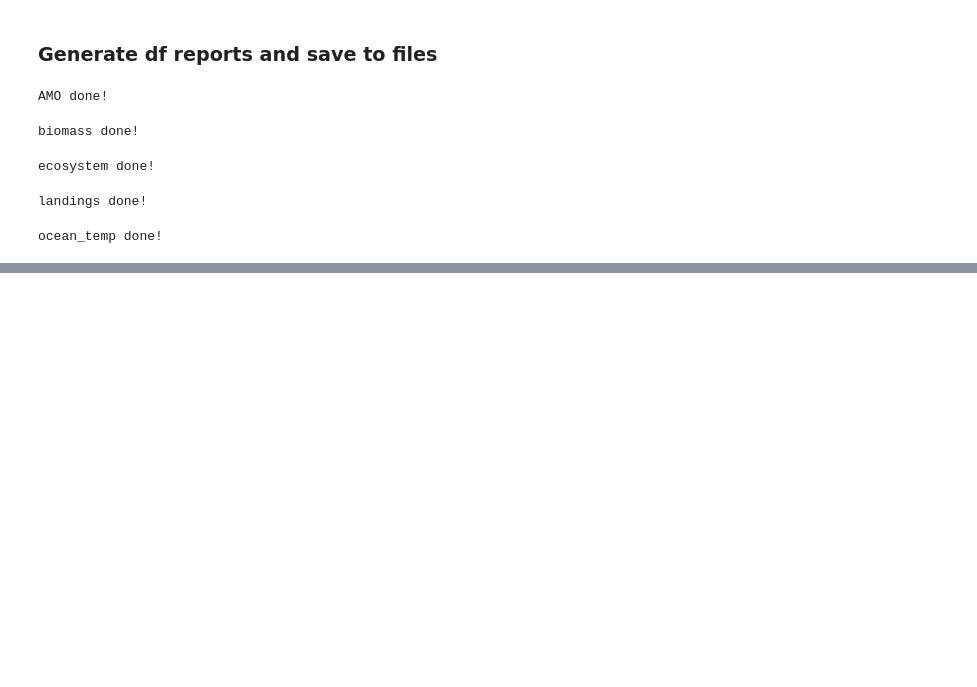
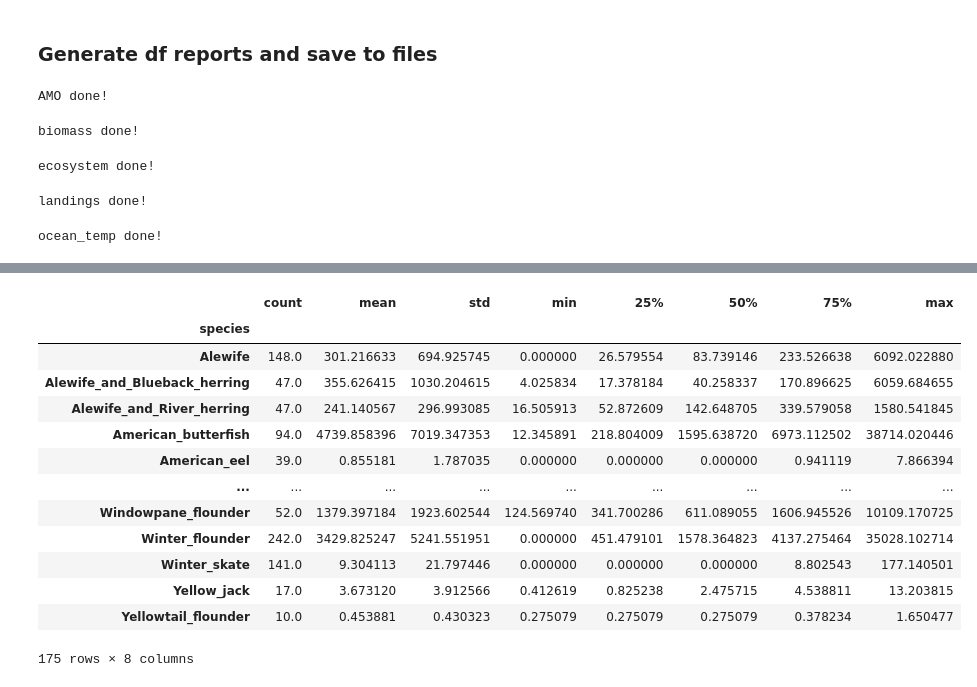
Before and after one commit to nycantwell/nycantwell, a Jupyter notebook: NW_Atlantic_Fishery_Sustainability/notebooks/02_data_definition_and_cleaning.ipynb, the cells around one changed output, grey strips where cells are left out. Saved outputs shown, nothing was run; the diff lists cells and outputs as text; code cells hidden in the pictures; blank space fills up the shorter version.

```diff
--- a/NW_Atlantic_Fishery_Sustainability/notebooks/02_data_definition_and_cleaning.ipynb
+++ b/NW_Atlantic_Fishery_Sustainability/notebooks/02_data_definition_and_cleaning.ipynb
@@ -83,0 +185,17 @@ dtype: object
+# %%
+df_grouped[df_grouped['abundance']['count']>1]['abundance']
+# %% [output]
+|  | count | mean | std | min | 25% | 50% | 75% | max |
+| species |  |  |  |  |  |  |  |  |
+| Alewife | 148.0 | 301.216633 | 694.925745 | 0.000000 | 26.579554 | 83.739146 | 233.526638 | 6092.022880 |
+| Alewife_and_Blueback_herring | 47.0 | 355.626415 | 1030.204615 | 4.025834 | 17.378184 | 40.258337 | 170.896625 | 6059.684655 |
+| Alewife_and_River_herring | 47.0 | 241.140567 | 296.993085 | 16.505913 | 52.872609 | 142.648705 | 339.579058 | 1580.541845 |
+| American_butterfish | 94.0 | 4739.858396 | 7019.347353 | 12.345891 | 218.804009 | 1595.638720 | 6973.112502 | 38714.020446 |
+| American_eel | 39.0 | 0.855181 | 1.787035 | 0.000000 | 0.000000 | 0.000000 | 0.941119 | 7.866394 |
+| ... | ... | ... | ... | ... | ... | ... | ... | ... |
+| Windowpane_flounder | 52.0 | 1379.397184 | 1923.602544 | 124.569740 | 341.700286 | 611.089055 | 1606.945526 | 10109.170725 |
+| Winter_flounder | 242.0 | 3429.825247 | 5241.551951 | 0.000000 | 451.479101 | 1578.364823 | 4137.275464 | 35028.102714 |
+| Winter_skate | 141.0 | 9.304113 | 21.797446 | 0.000000 | 0.000000 | 0.000000 | 8.802543 | 177.140501 |
+| Yellow_jack | 17.0 | 3.673120 | 3.912566 | 0.412619 | 0.825238 | 2.475715 | 4.538811 | 13.203815 |
+| Yellowtail_flounder | 10.0 | 0.453881 | 0.430323 | 0.275079 | 0.275079 | 0.275079 | 0.378234 | 1.650477 |
+175 rows × 8 columns
```
Also changed, not shown: parts of 15 cells of this notebook, 7 other files.
